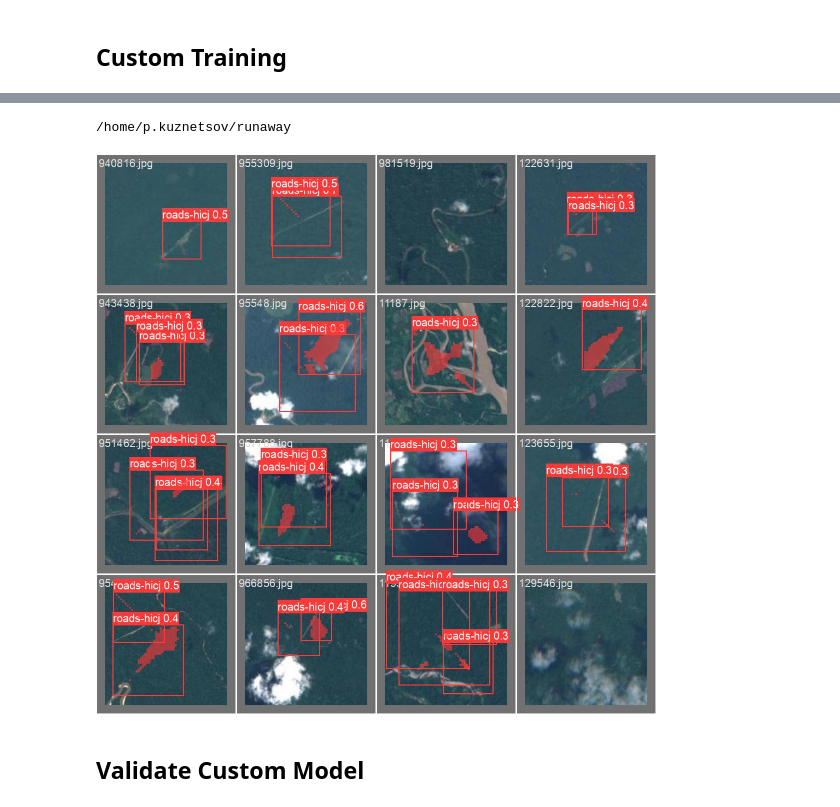
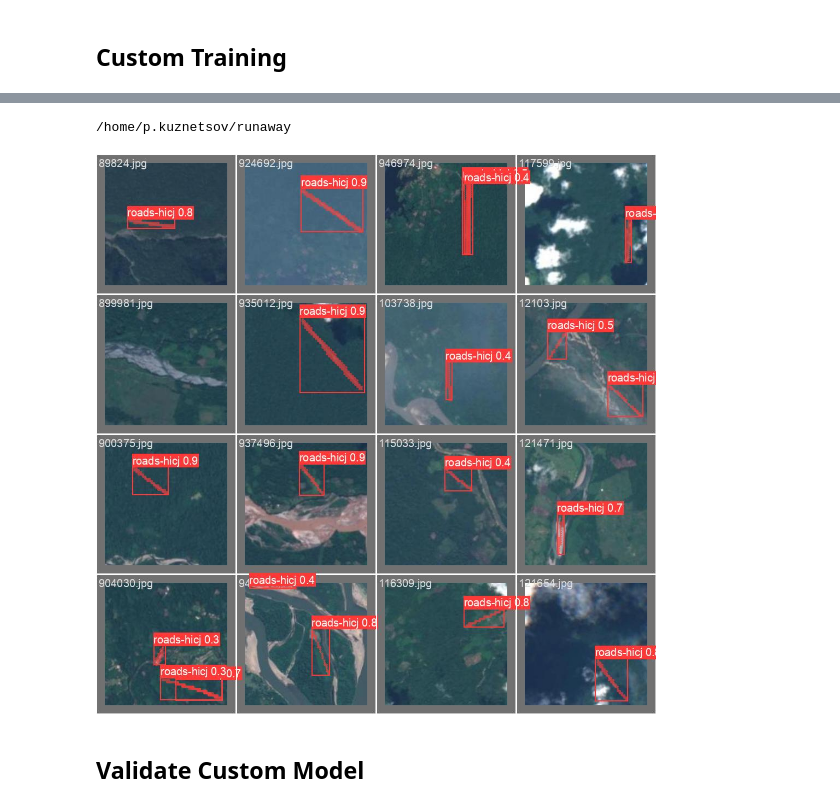
Before and after one commit to Pavel418/runaway-satellite-detection, a Jupyter notebook: train-yolov8-instance-segmentation-on-custom-dataset.ipynb, the cells around one changed output, grey strips where cells are left out. Saved outputs shown, nothing was run; the diff lists cells and outputs as text; code cells hidden in the pictures.

```diff
--- a/train-yolov8-instance-segmentation-on-custom-dataset.ipynb
+++ b/train-yolov8-instance-segmentation-on-custom-dataset.ipynb
@@ -62,12 +65,9 @@ Image(filename=f'{HOME}/runs/segment/train14/results.png', width=600)
 # %%
 %cd {HOME}
-Image(filename=f'{HOME}/runs/segment/train20/results.png', width=600)
+Image(filename=f'{HOME}/runs/segment/train22/val_batch0_pred.jpg', width=600)
+# %% [output]
+/home/p.kuznetsov/runaway
+[figure, added]
-# %%
-%cd {HOME}
-Image(filename=f'{HOME}/runs/segment/train20/val_batch0_pred.jpg', width=600)
-# %% [output]
-/home/p.kuznetsov/runaway
-[figure, removed]
 # %% [markdown]
 ## Validate Custom Model
 # %%
```
Also changed, not shown: parts of 3 cells of this notebook, 3 other files.
